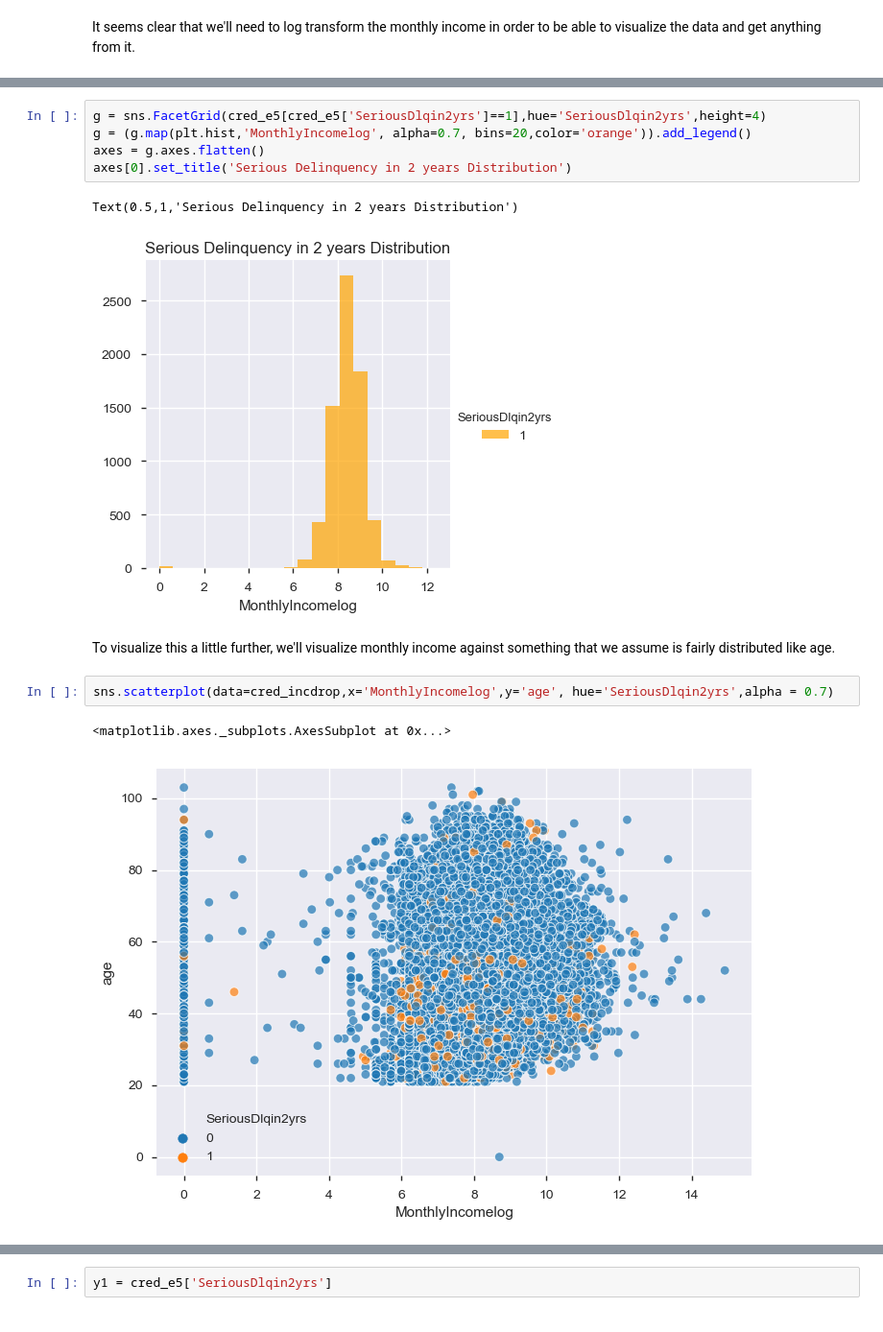
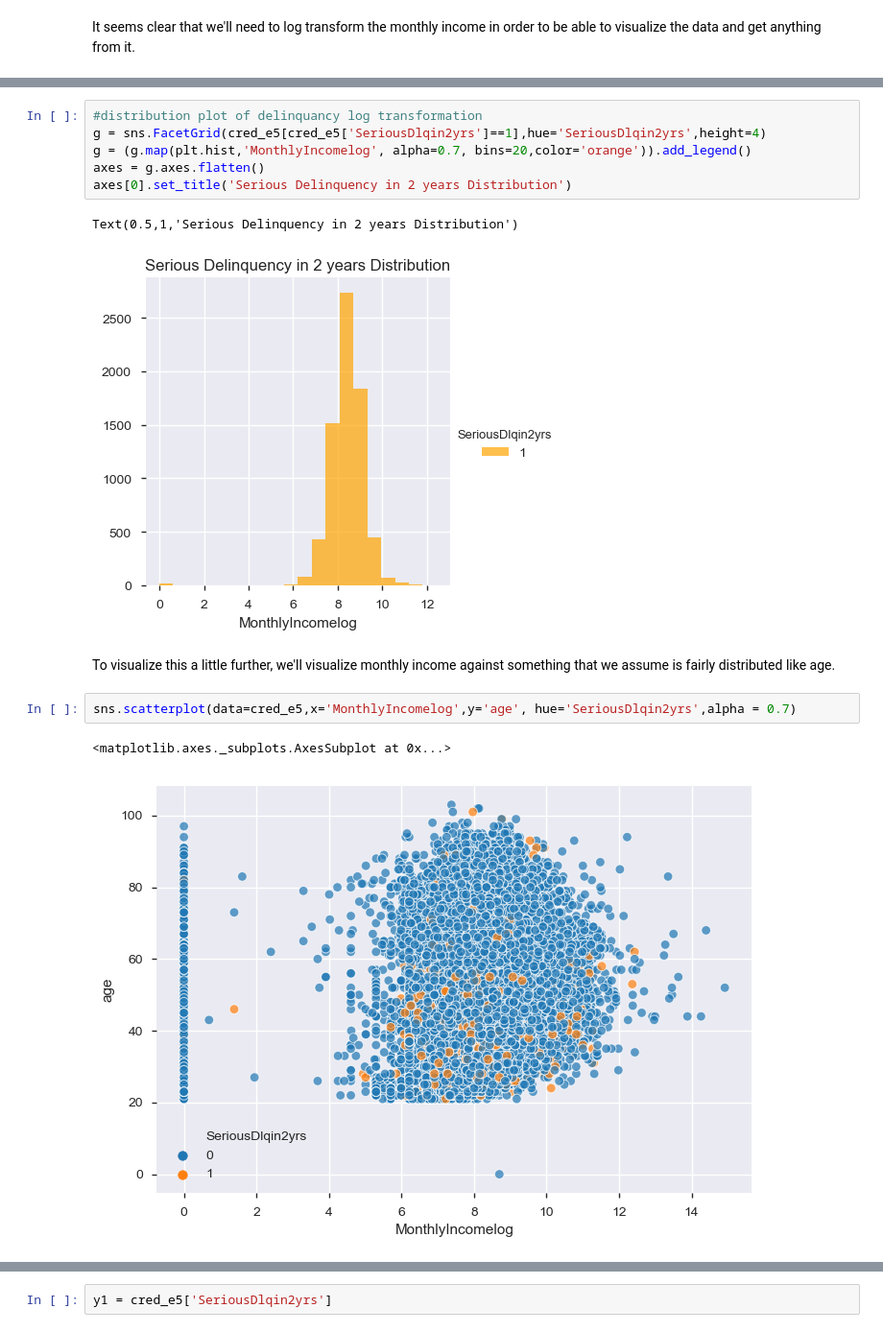
Before and after one commit to thealongsider/Data-Analytics-Projects, a Jupyter notebook: Paidy/Paidy Dataset Exercise.ipynb, the cells around one changed output, grey strips where cells are left out. Shown at 96% size. Cells and saved outputs as stored; diff of their text form.

```diff
--- a/Paidy/Paidy Dataset Exercise.ipynb
+++ b/Paidy/Paidy Dataset Exercise.ipynb
@@ -549,4 +484,5 @@ Because these distributions overlap, we can't say that they are significantly di
 # %%
+#distribution plot of delinquancy log transformation
 g = sns.FacetGrid(cred_e5[cred_e5['SeriousDlqin2yrs']==1],hue='SeriousDlqin2yrs',height=4)
 g = (g.map(plt.hist,'MonthlyIncomelog', alpha=0.7, bins=20,color='orange')).add_legend()
 axes = g.axes.flatten()
@@ -557,10 +493,10 @@ Text(0.5,1,'Serious Delinquency in 2 years Distribution')
 # %% [markdown]
 To visualize this a little further, we'll visualize monthly income against something that we assume is fairly distributed like age.
 # %%
-sns.scatterplot(data=cred_incdrop,x='MonthlyIncomelog',y='age', hue='SeriousDlqin2yrs',alpha = 0.7)
+sns.scatterplot(data=cred_e5,x='MonthlyIncomelog',y='age', hue='SeriousDlqin2yrs',alpha = 0.7)
 # %% [output]
 <matplotlib.axes._subplots.AxesSubplot at 0x...>
-[figure, old version]
+[figure, new version]
 # %% [markdown]
 We see that, as far as the x axis goes, there really isn't a clear difference between people who are on the high or low end of monthly income. We also notice that one datapoint has an age of near zero. We would like to investigate this as well, but mostly assume that it's a mistake and should be removed from the analysis.
 
```
Also changed, not shown: parts of 44 cells of this notebook.
